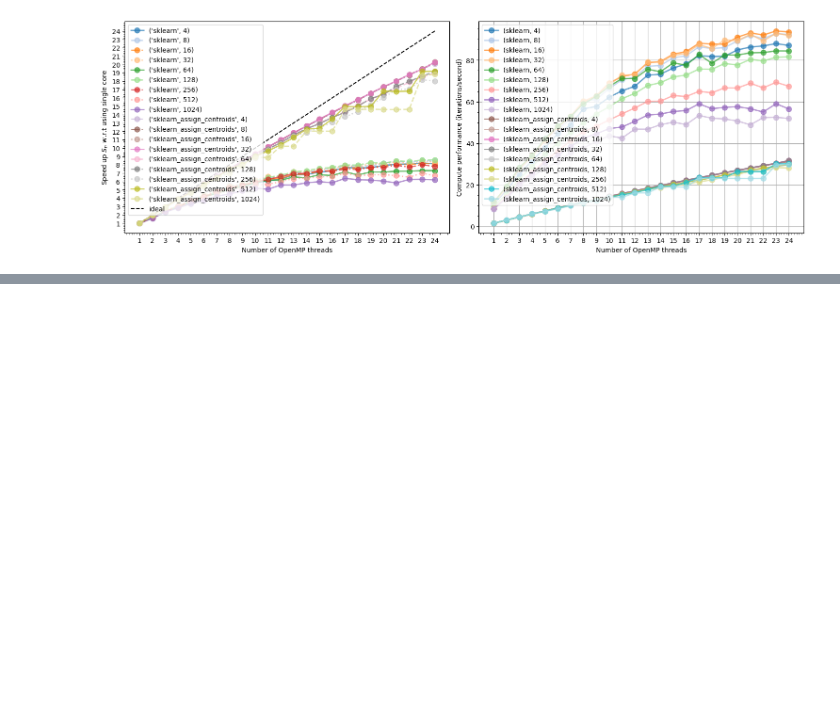
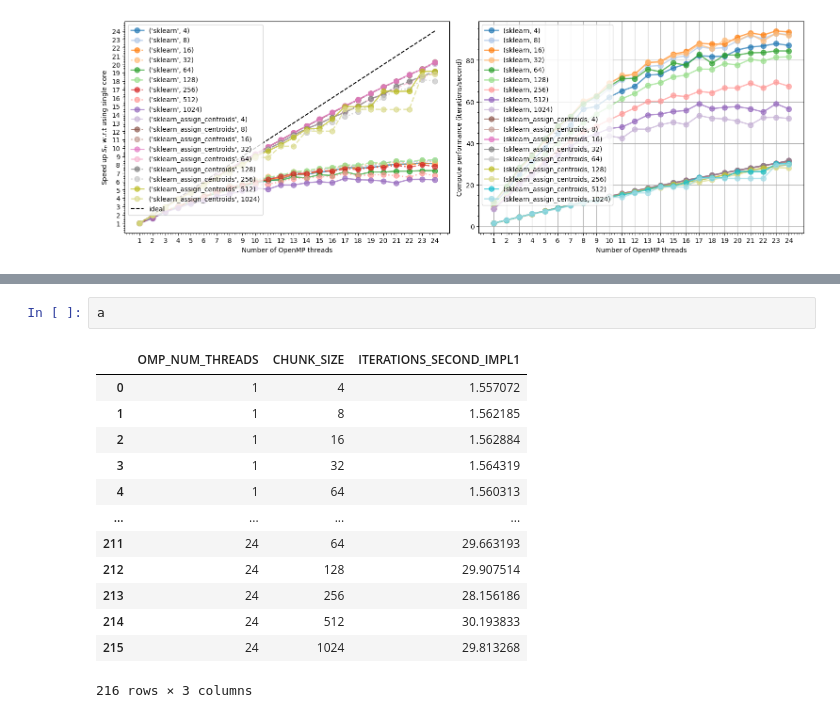
Before and after one commit to HPC24/scikit-learn, a Jupyter notebook: src/test.ipynb, the cells around one changed output, grey strips where cells are left out. Drawn from its saved outputs; the diff is of its cells as text; blank space fills up the shorter version.

```diff
--- a/src/test.ipynb
+++ b/src/test.ipynb
@@ -330,0 +354,16 @@ Directory /home/joshua/Projects/HPC_Project/scikit-learn/src/Visualization alrea
+# %%
+a
+# %% [output]
+|  | OMP_NUM_THREADS | CHUNK_SIZE | ITERATIONS_SECOND_IMPL1 |
+| 0 | 1 | 4 | 1.557072 |
+| 1 | 1 | 8 | 1.562185 |
+| 2 | 1 | 16 | 1.562884 |
+| 3 | 1 | 32 | 1.564319 |
+| 4 | 1 | 64 | 1.560313 |
+| ... | ... | ... | ... |
+| 211 | 24 | 64 | 29.663193 |
+| 212 | 24 | 128 | 29.907514 |
+| 213 | 24 | 256 | 28.156186 |
+| 214 | 24 | 512 | 30.193833 |
+| 215 | 24 | 1024 | 29.813268 |
+216 rows × 3 columns
```
Also changed, not shown: parts of 4 cells of this notebook, 2 other files.
